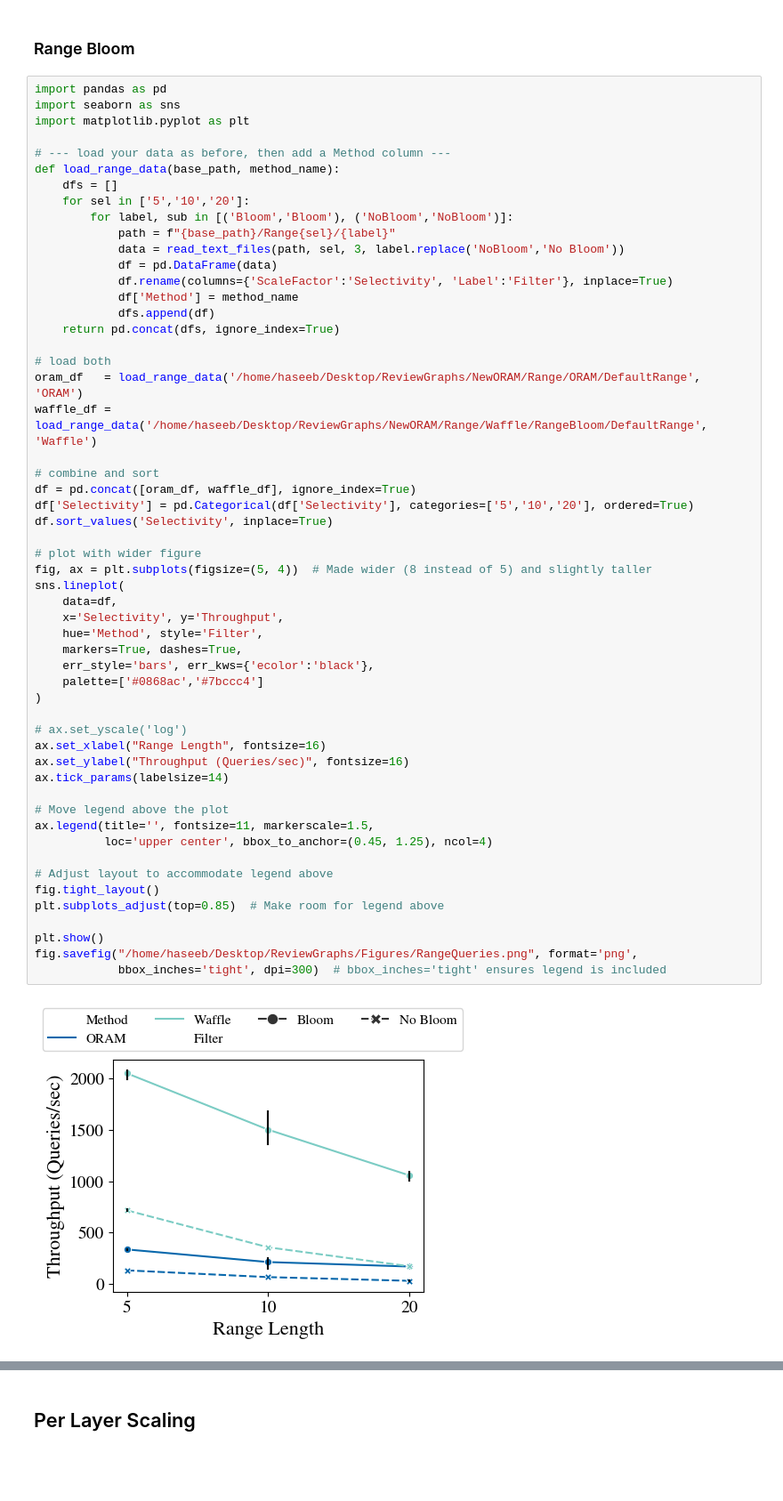
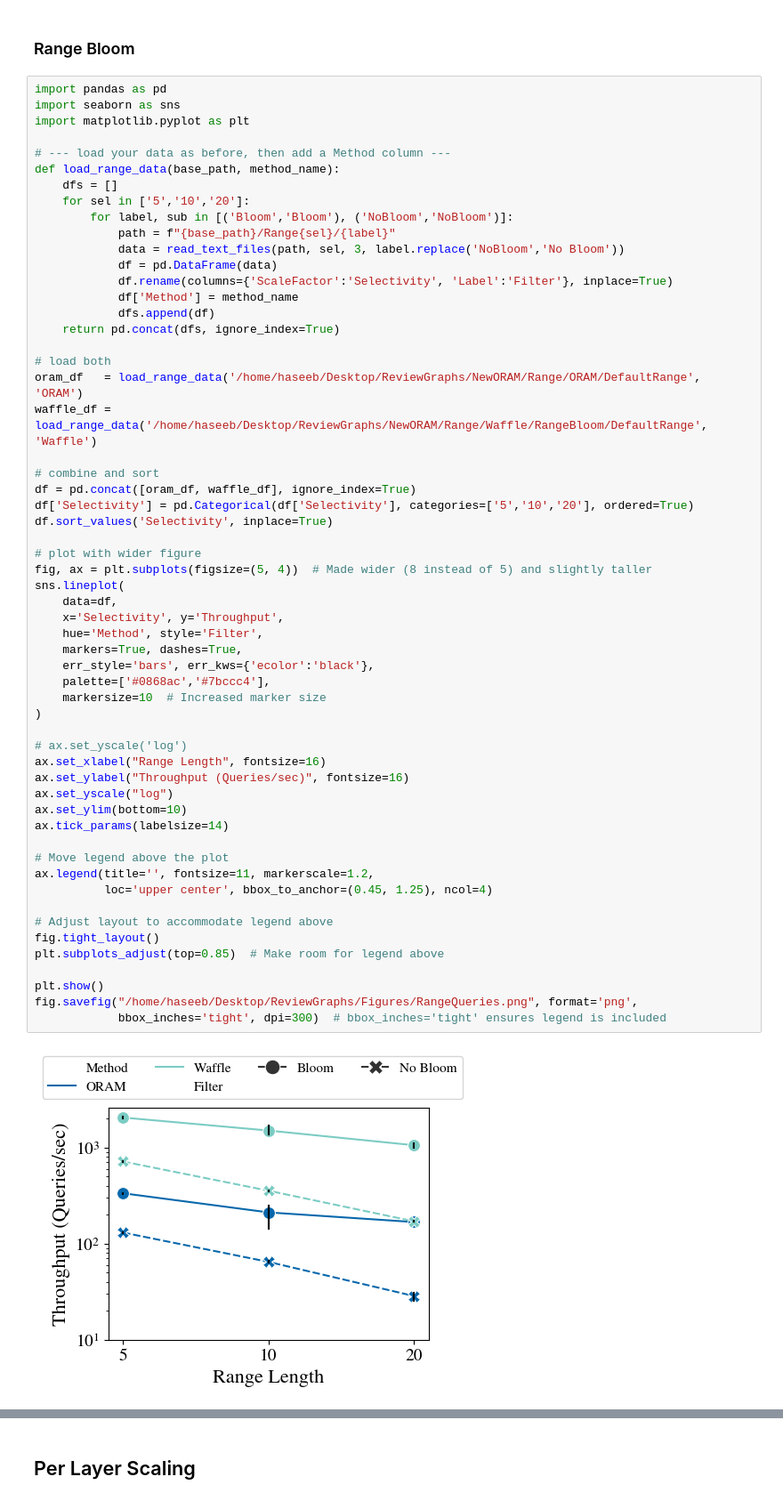
Before and after one commit to dsg-uwaterloo/ObliSQL, a Jupyter notebook: Experiments/Reviews/NewORAM/Plots.ipynb, the cells around one changed output, grey strips where cells are left out. Shown at 89% size. Drawn from its saved outputs; the diff is of its cells as text; blank space fills up the shorter version.

Commit message:
updated graphs

```diff
--- a/Experiments/Reviews/NewORAM/Plots.ipynb
+++ b/Experiments/Reviews/NewORAM/Plots.ipynb
@@ -220,33 +220,36 @@ waffle_df = load_range_data('/home/haseeb/Desktop/ReviewGraphs/NewORAM/Range/Waf
 df = pd.concat([oram_df, waffle_df], ignore_index=True)
 df['Selectivity'] = pd.Categorical(df['Selectivity'], categories=['5','10','20'], ordered=True)
 df.sort_values('Selectivity', inplace=True)
 
 # plot with wider figure
 fig, ax = plt.subplots(figsize=(5, 4))  # Made wider (8 instead of 5) and slightly taller
 sns.lineplot(
     data=df,
     x='Selectivity', y='Throughput',
     hue='Method', style='Filter',
     markers=True, dashes=True,
     err_style='bars', err_kws={'ecolor':'black'},
-    palette=['#0868ac','#7bccc4']
+    palette=['#0868ac','#7bccc4'],
+    markersize=10  # Increased marker size
 )
 
 # ax.set_yscale('log')
 ax.set_xlabel("Range Length", fontsize=16)
 ax.set_ylabel("Throughput (Queries/sec)", fontsize=16)
+ax.set_yscale("log")
+ax.set_ylim(bottom=10)
 ax.tick_params(labelsize=14)
 
 # Move legend above the plot
-ax.legend(title='', fontsize=11, markerscale=1.5,
+ax.legend(title='', fontsize=11, markerscale=1.2,
           loc='upper center', bbox_to_anchor=(0.45, 1.25), ncol=4)
 
 # Adjust layout to accommodate legend above
 fig.tight_layout()
 plt.subplots_adjust(top=0.85)  # Make room for legend above
 
 plt.show()
 fig.savefig("/home/haseeb/Desktop/ReviewGraphs/Figures/RangeQueries.png", format='png',
             bbox_inches='tight', dpi=300)  # bbox_inches='tight' ensures legend is included
 # %% [output]
-[figure, old version]
+[figure, new version]
```
Also changed, not shown: parts of 3 cells of this notebook, 24 other files.
